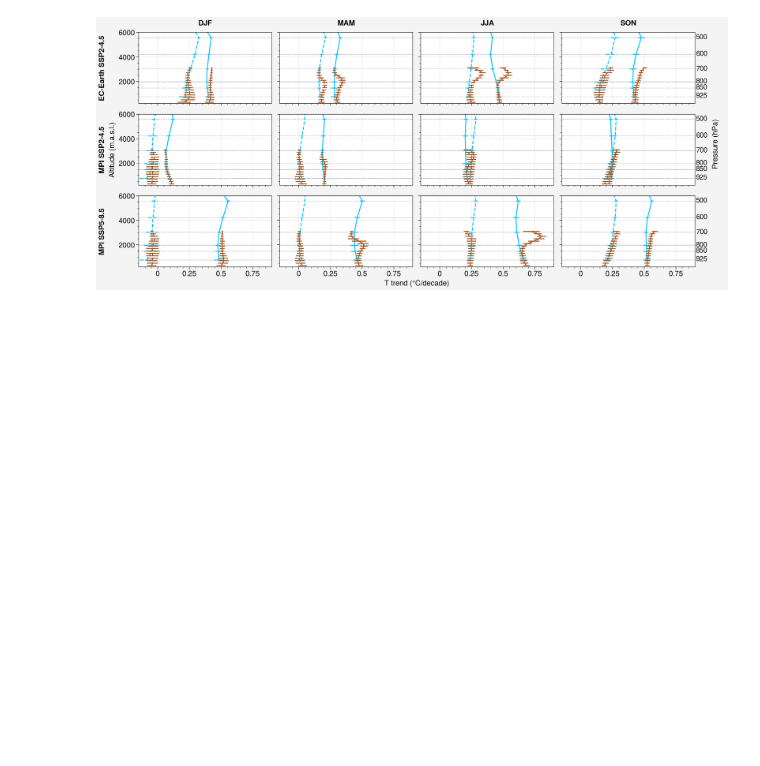
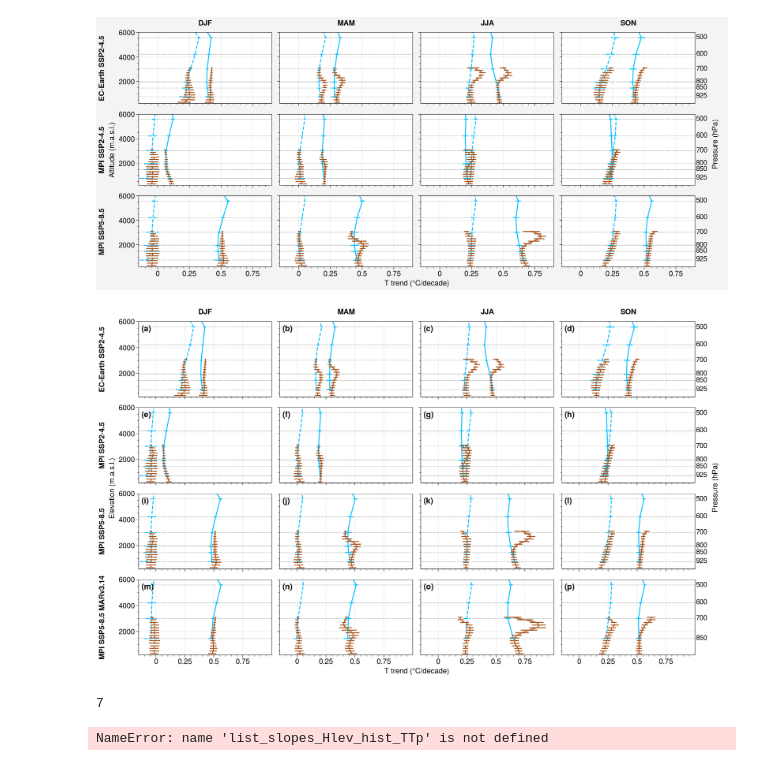
Before and after one commit to Ian-CD/PhD, a Jupyter notebook: New_Seasonal_trend_freeatm_vs_ground.ipynb, the cells around one changed output. Cells and saved outputs as stored; diff of their text form; code cells hidden in the pictures; blank space fills up the shorter version.

Commit message:
New figures for article and other small changes

```diff
--- a/New_Seasonal_trend_freeatm_vs_ground.ipynb
+++ b/New_Seasonal_trend_freeatm_vs_ground.ipynb
@@ -481,3 +590,21 @@ plot_ground_freeatm_v2(ds_in_hist1 = ds_ECEarth_hist_TTz_TTp, ds_in_fut1 = ds_EC
                     label_on_left=["EC-Earth SSP2-4.5","MPI SSP2-4.5","MPI SSP5-8.5"])
 # %% [output]
 [figure]
+# %%
+pplt.rc['figure.facecolor'] = 'white'
+
+plot_ground_freeatm_v3(ds_in_hist1 = ds_ECEarth_hist_TTz_TTp, ds_in_fut1 = ds_ECEarth_SSP245_TTz_TTp,
+                    ds_in_hist2 = ds_MPI_hist_TTz_TTp, ds_in_fut2 = ds_MPI_SSP245_TTz_TTp,
+                    ds_in_hist3 = ds_MPI_hist_TTz_TTp, ds_in_fut3 = ds_MPI_SSP585_TTz_TTp,
+                    ds_in_hist4 = ds314_MPI_hist_TTz_TTp, ds_in_fut4 = ds314_MPI_SSP585_TTz_TTp,
+                    label_on_left=["EC-Earth SSP2-4.5","MPI SSP2-4.5","MPI SSP5-8.5","MPI SSP5-8.5 MARv3.14"])
+# %% [output]
+[figure, added]
+# %%
+len(H_levels_pressure)
+# %% [output]
+7
+# %%
+len(list_slopes_Hlev_hist_TTp[0][0].isel(season=0))
+# %% [output]
+NameError: name 'list_slopes_Hlev_hist_TTp' is not defined
```
Also changed, not shown: parts of 2 cells of this notebook.
